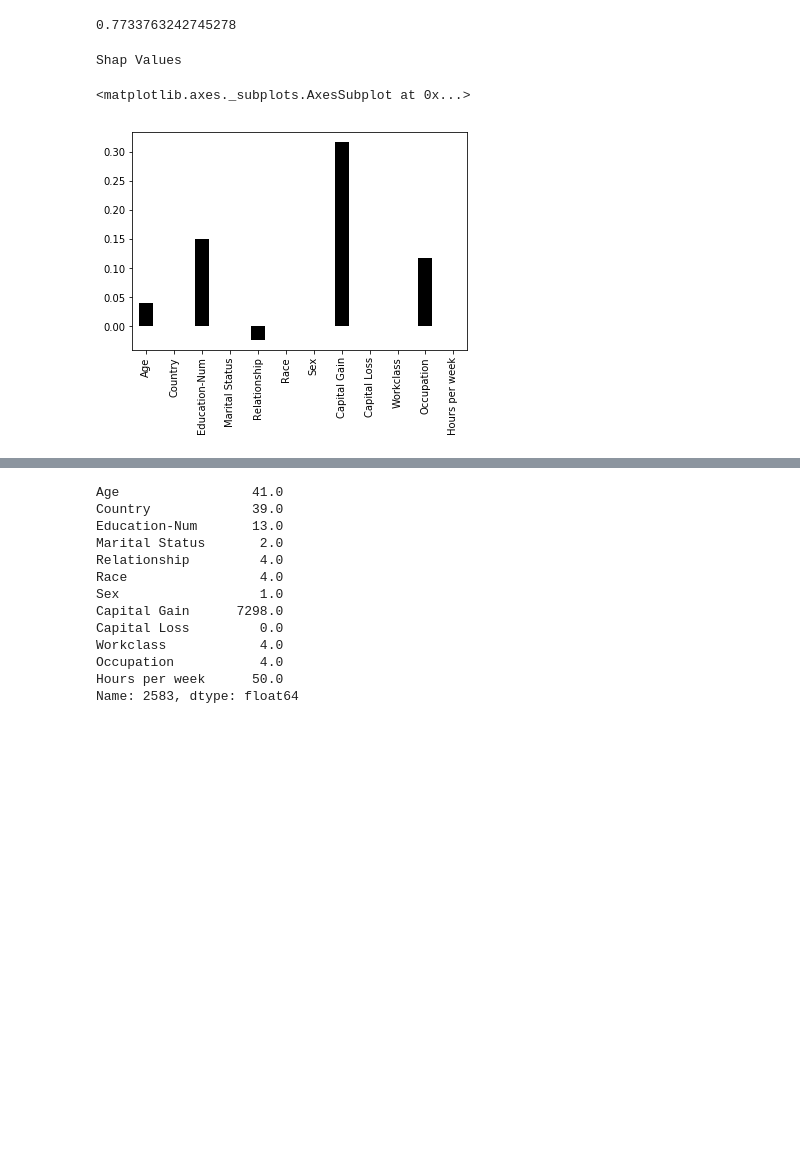
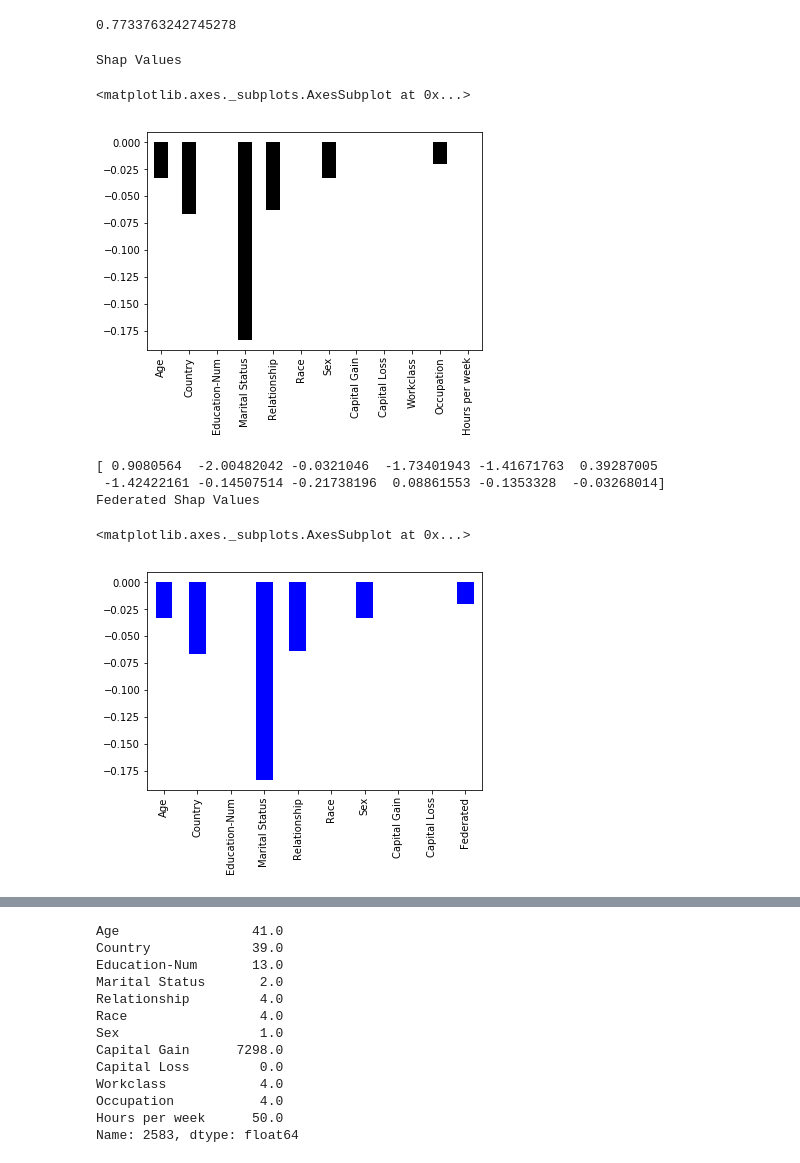
Before and after one commit to crownpku/federated_shap, a Jupyter notebook: federated_shap.ipynb, the cells around one changed output, grey strips where cells are left out. Saved outputs shown, nothing was run; the diff lists cells and outputs as text; code cells hidden in the pictures; blank space fills up the shorter version.

```diff
--- a/federated_shap.ipynb
+++ b/federated_shap.ipynb
@@ -206,7 +208,7 @@ x = np.array(X_train_norm.loc[2583])
 M = 12
 # %%
 # shap
-phi = kernel_shap(f, x, med, M)
+phi = kernel_shap(f_knn, x, med, M)
 base_value = phi[-1]
 shap_values = phi[:-1]
 shap_values_df = pd.DataFrame(data = np.array([shap_values]), columns = list(X_train_norm))
@@ -217,20 +219,27 @@ row.plot(kind='bar', color='k')
 # %% [output]
 Shap Values
 <matplotlib.axes._subplots.AxesSubplot at 0x...>
-[figure, old version]
+[figure, new version]
 # %%
 # federated shap
 fed_pos = 9
-phi = kernel_shap_federated(f, x, med, M, fed_pos)
+print(x)
+phi = kernel_shap_federated(f_knn, x, med, M, fed_pos)
 base_value = phi[-1]
 shap_values = phi[:-1]
 new_columns = list(X_train_norm)[:fed_pos]
 new_columns.extend(['Federated'])
 shap_values_df = pd.DataFrame(data = np.array([shap_values]), columns = new_columns)
 print("Federated Shap Values")
 #shap_values_df.plot()
 row = shap_values_df.iloc[0]
 row.plot(kind='bar', color='b')
+# %% [output]
+[ 0.9080564  -2.00482042 -0.0321046  -1.73401943 -1.41671763  0.39287005
+ -1.42422161 -0.14507514 -0.21738196  0.08861553 -0.1353328  -0.03268014]
+Federated Shap Values
+<matplotlib.axes._subplots.AxesSubplot at 0x...>
+[figure, added]
 # %%
 #Aggregated and average shap
 shap_values_whole = []
```
Also changed, not shown: parts of 7 cells of this notebook.
